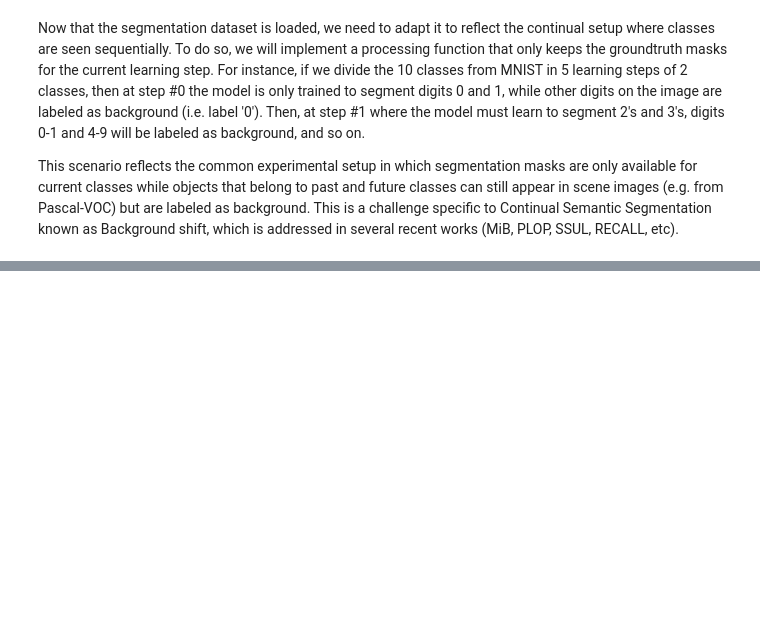
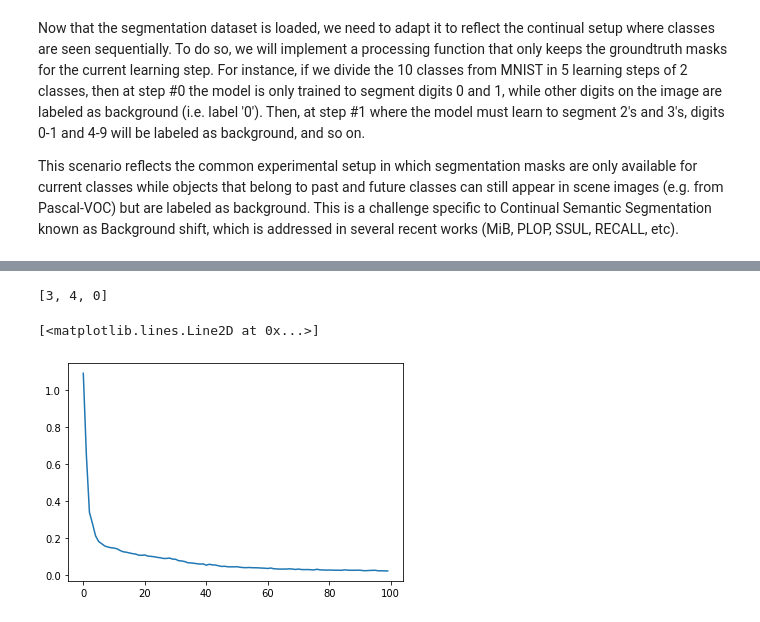
Before and after one commit to mapaf2/mnist-continual-seg, a Jupyter notebook: continual_segmentation_mnist.ipynb, the cells around one changed output, grey strips where cells are left out. Cells and saved outputs as stored; diff of their text form; code cells hidden in the pictures; blank space fills up the shorter version.

```diff
--- a/continual_segmentation_mnist.ipynb
+++ b/continual_segmentation_mnist.ipynb
@@ -103,0 +304,31 @@ class continual_mnist_extended(data.Dataset):
+# %%
+# Initialize dataloader, optimizer and trainer
+model = simple_seg_model(n_classes_per_task=[3])
+train_data = continual_mnist_extended(train_x, train_y, _tasks)
+train_loader = data.DataLoader(train_data, batch_size=36, shuffle=True)
+test_data = continual_mnist_extended(test_x, test_y, _tasks)
+test_loader = data.DataLoader(test_data, batch_size=36)
+model = model.cuda()
+optimizer = torch.optim.Adam(lr = 0.0005, params=model.parameters())
+trainer = Trainer(model,
+                  n_classes=[len(train_data.curr_classes)],
+                  optim=optimizer)
+# %%
+train_data.next_task()
+train_data.curr_classes
+# %% [output]
+[3, 4, 0]
+# %%
+epoch_losses = []
+for i in range(100):
+  e_loss = trainer.train(i, train_loader)
+  epoch_losses.append(e_loss)
+  #if i > 25 :
+  #trainer.test(test_loader)
+
+torch.save(model.state_dict(), f"checkpoints/task-{trainer.curr_task}.pth")
+# %%
+plt.plot(np.arange(len(epoch_losses)), [e_l.detach().cpu() for e_l in epoch_losses])
+# %% [output]
+[<matplotlib.lines.Line2D at 0x...>]
+[figure, added]
```
Also changed, not shown: parts of 28 cells of this notebook.
